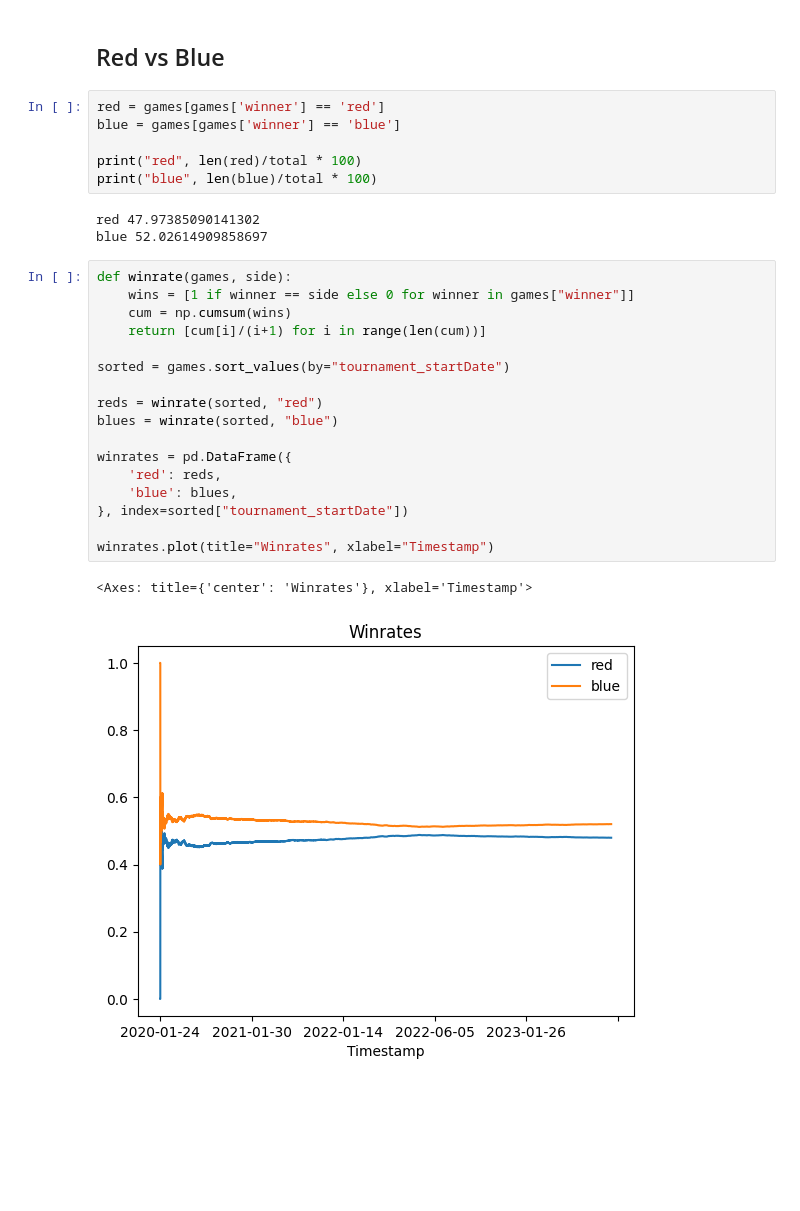
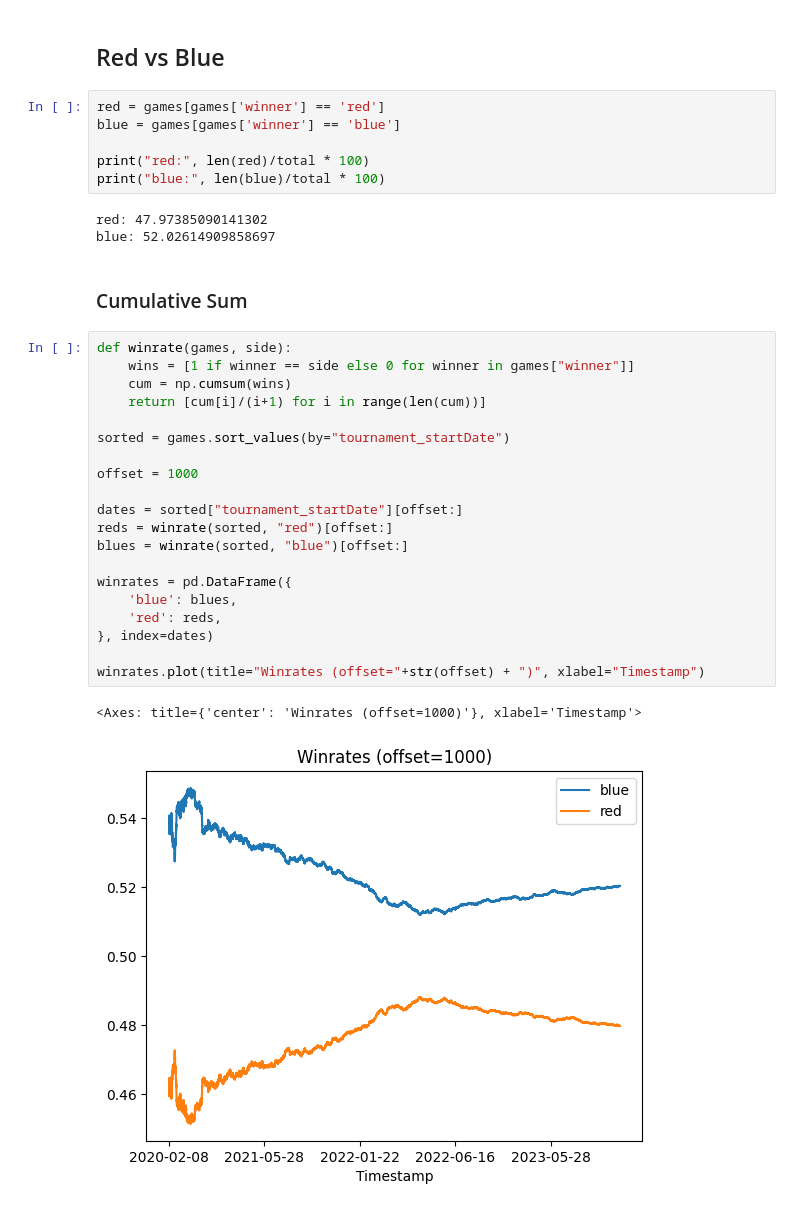
Before and after one commit to projectulterior/global-power-rankings, a Jupyter notebook: data_exploration.ipynb, the cells around one changed output. Saved outputs shown, nothing was run; the diff lists cells and outputs as text; blank space fills up the shorter version.

```diff
--- a/data_exploration.ipynb
+++ b/data_exploration.ipynb
@@ -70,28 +70,33 @@ games.columns.to_list()
 red = games[games['winner'] == 'red']
 blue = games[games['winner'] == 'blue']
 
-print("red", len(red)/total * 100)
-print("blue", len(blue)/total * 100)
+print("red:", len(red)/total * 100)
+print("blue:", len(blue)/total * 100)
 # %% [output]
-red 47.97385090141302
-blue 52.02614909858697
+red: 47.97385090141302
+blue: 52.02614909858697
+# %% [markdown]
+### Cumulative Sum
 # %%
 def winrate(games, side):
     wins = [1 if winner == side else 0 for winner in games["winner"]]
     cum = np.cumsum(wins)
     return [cum[i]/(i+1) for i in range(len(cum))]
 
 sorted = games.sort_values(by="tournament_startDate")
 
-reds = winrate(sorted, "red")
-blues = winrate(sorted, "blue")
+offset = 1000
+
+dates = sorted["tournament_startDate"][offset:]
+reds = winrate(sorted, "red")[offset:]
+blues = winrate(sorted, "blue")[offset:]
 
 winrates = pd.DataFrame({
+    'blue': blues,
     'red': reds,
-    'blue': blues,
-}, index=sorted["tournament_startDate"])
+}, index=dates)
 
-winrates.plot(title="Winrates", xlabel="Timestamp")
+winrates.plot(title="Winrates (offset="+str(offset) + ")", xlabel="Timestamp")
 # %% [output]
-<Axes: title={'center': 'Winrates'}, xlabel='Timestamp'>
+<Axes: title={'center': 'Winrates (offset=1000)'}, xlabel='Timestamp'>
-[figure, old version]
+[figure, new version]
```
Also changed, not shown: parts of 2 cells of this notebook.
